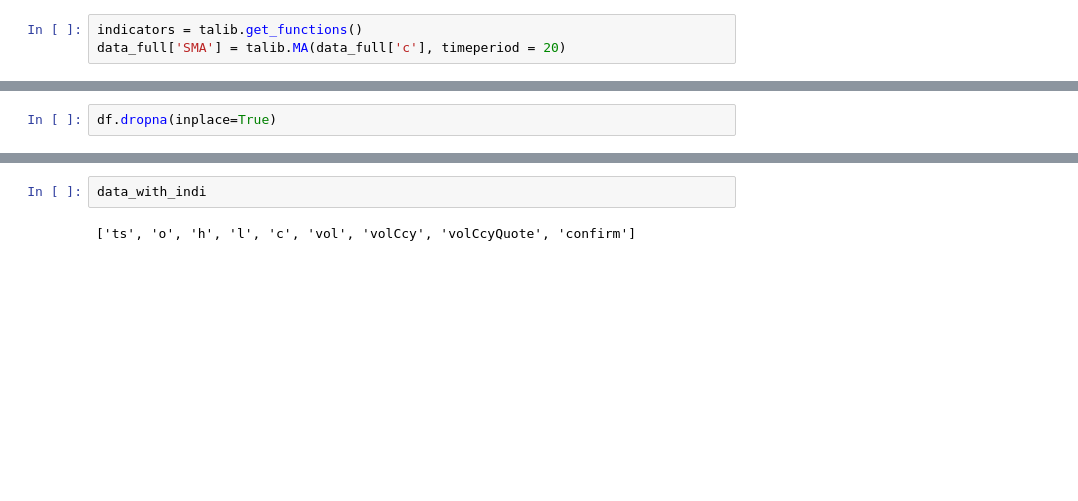
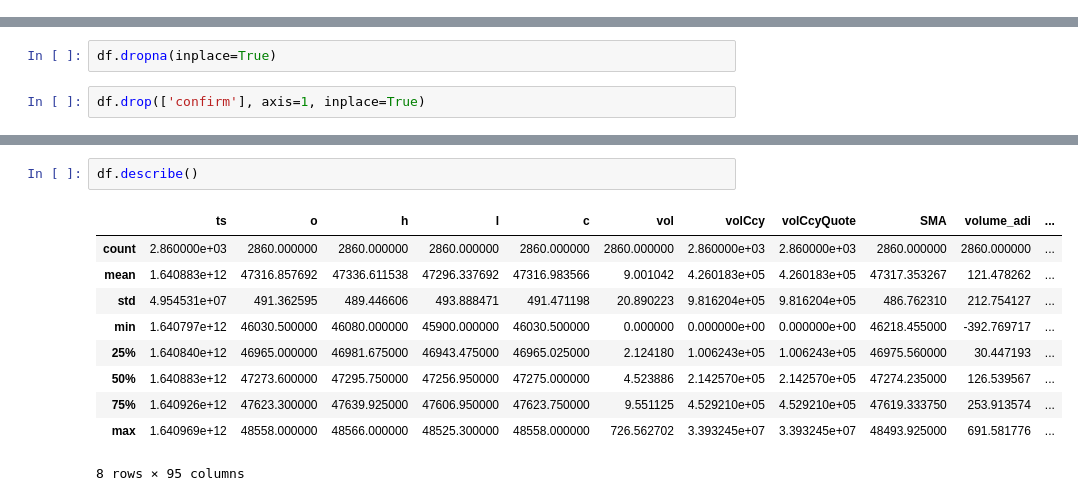
Before and after one commit to AI-Innovation-HUST/AI_tools_trading, a Jupyter notebook: AI_tools/test.ipynb, the cells around one changed output, grey strips where cells are left out. Saved outputs shown, nothing was run; the diff lists cells and outputs as text; blank space fills up the shorter version.

Commit message:
scaler data

```diff
--- a/AI_tools/test.ipynb
+++ b/AI_tools/test.ipynb
@@ -23,9 +6,8 @@ data_full
-# %%
-indicators = talib.get_functions()
-data_full['SMA'] = talib.MA(data_full['c'], timeperiod = 20)
 # %%
 import ta
 df = ta.add_all_ta_features(data_full, "o", "h", "l", "c", "vol", fillna=True)
 # %%
 df.dropna(inplace=True)
+# %%
+df.drop(['confirm'], axis=1, inplace=True)
 # %%
@@ -146,4 +33,13 @@ AttributeError: module 'ta' has no attribute 'get_functions'
-# %%
-data_with_indi
-# %% [output]
-['ts', 'o', 'h', 'l', 'c', 'vol', 'volCcy', 'volCcyQuote', 'confirm']
+# %%
+df.describe()
+# %% [output]
+|  | ts | o | h | l | c | vol | volCcy | volCcyQuote | SMA | volume_adi | ... |
+| count | 2.860000e+03 | 2860.000000 | 2860.000000 | 2860.000000 | 2860.000000 | 2860.000000 | 2.860000e+03 | 2.860000e+03 | 2860.000000 | 2860.000000 | ... |
+| mean | 1.640883e+12 | 47316.857692 | 47336.611538 | 47296.337692 | 47316.983566 | 9.001042 | 4.260183e+05 | 4.260183e+05 | 47317.353267 | 121.478262 | ... |
+| std | 4.954531e+07 | 491.362595 | 489.446606 | 493.888471 | 491.471198 | 20.890223 | 9.816204e+05 | 9.816204e+05 | 486.762310 | 212.754127 | ... |
+| min | 1.640797e+12 | 46030.500000 | 46080.000000 | 45900.000000 | 46030.500000 | 0.000000 | 0.000000e+00 | 0.000000e+00 | 46218.455000 | -392.769717 | ... |
+| 25% | 1.640840e+12 | 46965.000000 | 46981.675000 | 46943.475000 | 46965.025000 | 2.124180 | 1.006243e+05 | 1.006243e+05 | 46975.560000 | 30.447193 | ... |
+| 50% | 1.640883e+12 | 47273.600000 | 47295.750000 | 47256.950000 | 47275.000000 | 4.523886 | 2.142570e+05 | 2.142570e+05 | 47274.235000 | 126.539567 | ... |
+| 75% | 1.640926e+12 | 47623.300000 | 47639.925000 | 47606.950000 | 47623.750000 | 9.551125 | 4.529210e+05 | 4.529210e+05 | 47619.333750 | 253.913574 | ... |
+| max | 1.640969e+12 | 48558.000000 | 48566.000000 | 48525.300000 | 48558.000000 | 726.562702 | 3.393245e+07 | 3.393245e+07 | 48493.925000 | 691.581776 | ... |
+8 rows × 95 columns
```
Also changed, not shown: parts of 9 cells of this notebook, 2 other files.
